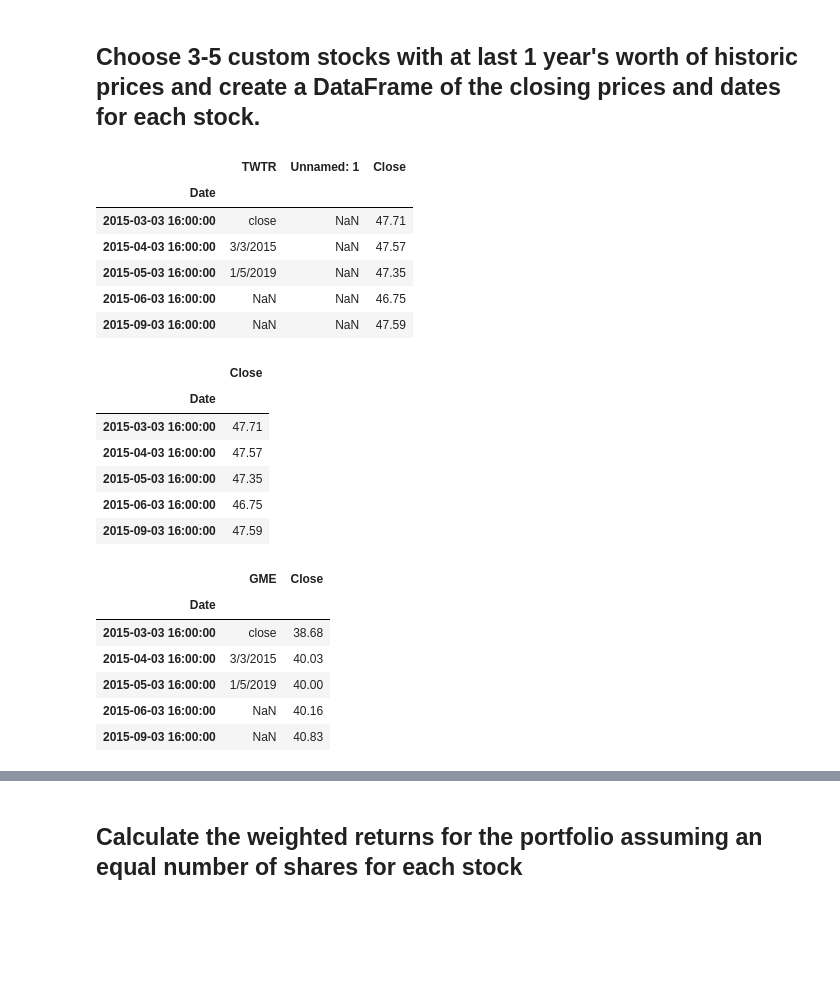
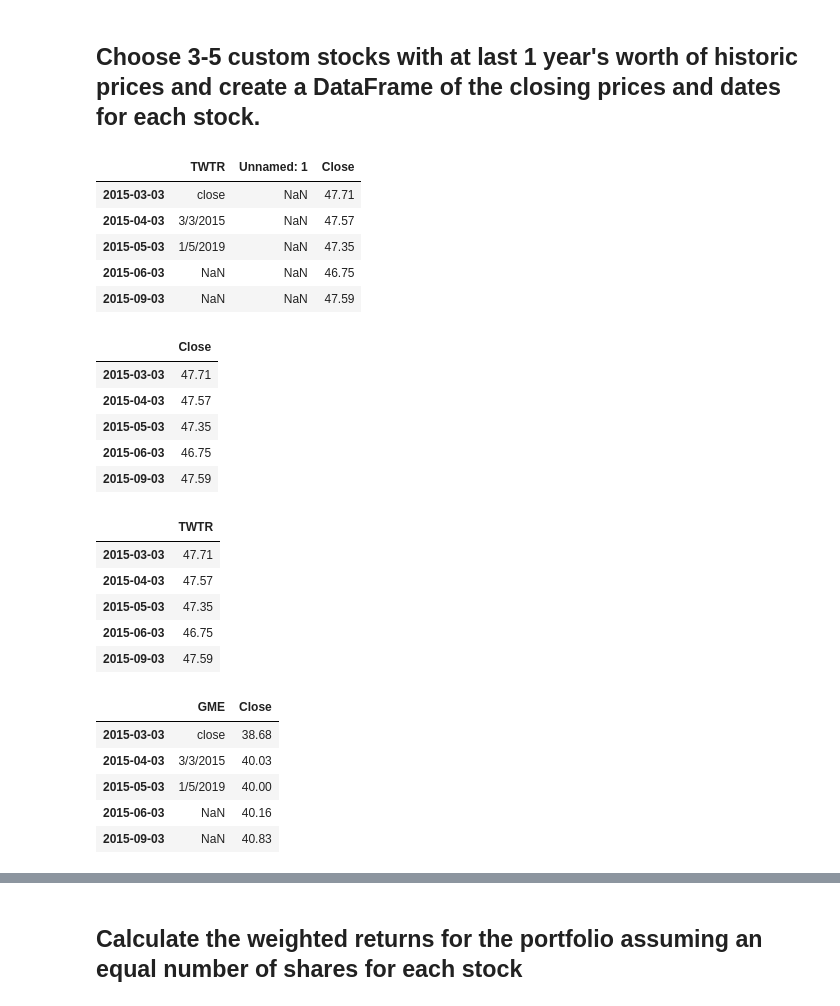
Before and after one commit to malrepos/Assignment---Module-04, a Jupyter notebook: whale_analysis.ipynb, the cells around one changed output, grey strips where cells are left out. Cells and saved outputs as stored; diff of their text form; code cells hidden in the pictures; blank space fills up the shorter version.

```diff
--- a/whale_analysis.ipynb
+++ b/whale_analysis.ipynb
@@ -611,18 +614,19 @@ In this section, you will build your own portfolio of stocks, calculate the retu
 # %%
 # Reading data from 1st stock
 twtr_path = Path("Resources/twtr_historical.csv")
 
 twtr_df = pd.read_csv(twtr_path, index_col='Date', parse_dates=True, infer_datetime_format=True)
 
+twtr_df.index = twtr_df.index.date
+
 twtr_df.head()
 # %% [output]
 |  | TWTR | Unnamed: 1 | Close |
-| Date |  |  |  |
-| 2015-03-03 16:00:00 | close | NaN | 47.71 |
-| 2015-04-03 16:00:00 | 3/3/2015 | NaN | 47.57 |
-| 2015-05-03 16:00:00 | 1/5/2019 | NaN | 47.35 |
-| 2015-06-03 16:00:00 | NaN | NaN | 46.75 |
-| 2015-09-03 16:00:00 | NaN | NaN | 47.59 |
+| 2015-03-03 | close | NaN | 47.71 |
+| 2015-04-03 | 3/3/2015 | NaN | 47.57 |
+| 2015-05-03 | 1/5/2019 | NaN | 47.35 |
+| 2015-06-03 | NaN | NaN | 46.75 |
+| 2015-09-03 | NaN | NaN | 47.59 |
 # %%
 #Here I drop the "TWTR" AND "Unnamed" columns
 twtr_df.drop("TWTR", axis=1, inplace=True)
@@ -632,12 +636,24 @@ twtr_df.drop("Unnamed: 1", axis=1, inplace=True)
 twtr_df.head()
 # %% [output]
 |  | Close |
-| Date |  |
-| 2015-03-03 16:00:00 | 47.71 |
-| 2015-04-03 16:00:00 | 47.57 |
-| 2015-05-03 16:00:00 | 47.35 |
-| 2015-06-03 16:00:00 | 46.75 |
-| 2015-09-03 16:00:00 | 47.59 |
+| 2015-03-03 | 47.71 |
+| 2015-04-03 | 47.57 |
+| 2015-05-03 | 47.35 |
+| 2015-06-03 | 46.75 |
+| 2015-09-03 | 47.59 |
+# %%
+#And rename the "Close" column to be specific to this dataframe
+
+twtr_df.rename(columns = {"Close":"TWTR"}, inplace = True)
+
+twtr_df.head()
+# %% [output]
+|  | TWTR |
+| 2015-03-03 | 47.71 |
+| 2015-04-03 | 47.57 |
+| 2015-05-03 | 47.35 |
+| 2015-06-03 | 46.75 |
+| 2015-09-03 | 47.59 |
 # %%
 # Reading data from 2nd stock
 
@@ -645,15 +661,18 @@ gme_path = Path("Resources/gme_historical.csv")
 
 gme_df = pd.read_csv(gme_path, index_col='Date', parse_dates=True, infer_datetime_format=True)
 
+
+gme_df.index = gme_df.index.date
+
+
 gme_df.head()
 # %% [output]
 |  | GME | Close |
-| Date |  |  |
-| 2015-03-03 16:00:00 | close | 38.68 |
-| 2015-04-03 16:00:00 | 3/3/2015 | 40.03 |
-| 2015-05-03 16:00:00 | 1/5/2019 | 40.00 |
-| 2015-06-03 16:00:00 | NaN | 40.16 |
-| 2015-09-03 16:00:00 | NaN | 40.83 |
+| 2015-03-03 | close | 38.68 |
+| 2015-04-03 | 3/3/2015 | 40.03 |
+| 2015-05-03 | 1/5/2019 | 40.00 |
+| 2015-06-03 | NaN | 40.16 |
+| 2015-09-03 | NaN | 40.83 |
 # %%
 #Here I drop the "GME" column
 gme_df.drop("GME", axis=1, inplace=True)
```
Also changed, not shown: parts of 27 cells of this notebook.
